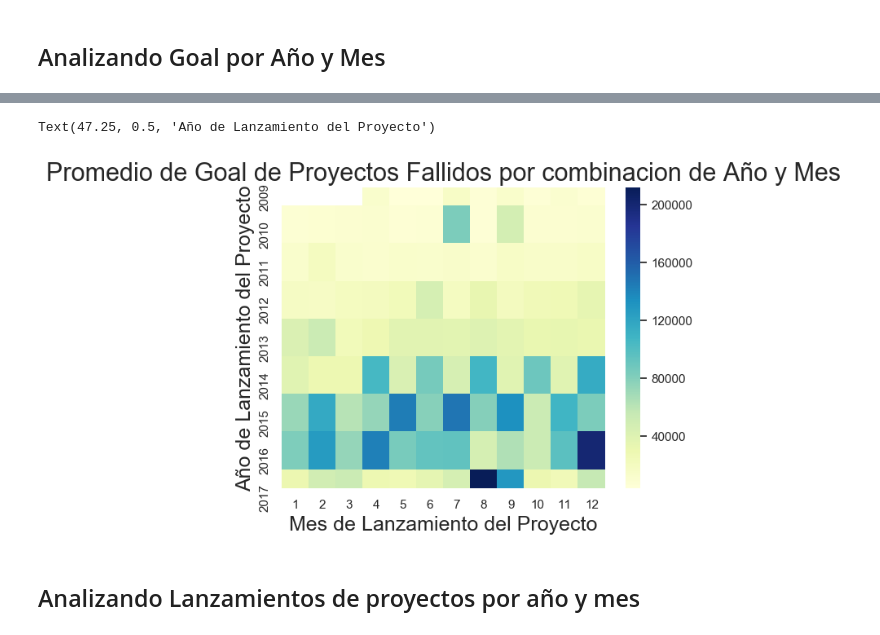
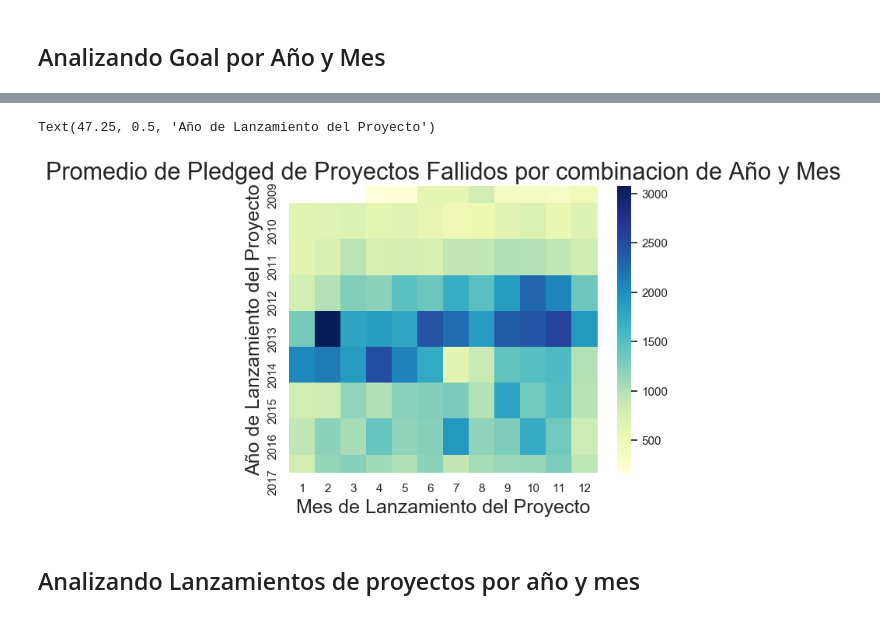
Before and after one commit to idontdomath/datos-exploratory-data-analysis, a Jupyter notebook: 2019-02/02-kickstarter-projects.ipynb, the cells around one changed output, grey strips where cells are left out. Drawn from its saved outputs; the diff is of its cells as text; code cells hidden in the pictures.

```diff
--- a/2019-02/02-kickstarter-projects.ipynb
+++ b/2019-02/02-kickstarter-projects.ipynb
@@ -1844,15 +1938,15 @@ Text(47.25, 0.5, 'Año de Lanzamiento del Proyecto')
 # %%
 # llevamos a una representacion de ese tipo usando una tabla pivot (se vera en detalle en la proxima clase).
 # tener en cuenta que no puede haber valores duplicados por el indice por lo cual es necesario usar algun tipo
 # funcion de agregacion
-for_heatmap = projects_2017[projects_2017['state'] == 'failed'].pivot_table(index='launch_year', columns='launch_month', values='goal', aggfunc='mean')
+for_heatmap = projects_2017[projects_2017['state'] == 'failed'].pivot_table(index='launch_year', columns='launch_month', values='pledged', aggfunc='mean')
 g = sns.heatmap(for_heatmap,  cmap="YlGnBu")
-g.set_title("Promedio de Goal de Proyectos Fallidos por combinacion de Año y Mes", fontsize=22)
+g.set_title("Promedio de Pledged de Proyectos Fallidos por combinacion de Año y Mes", fontsize=22)
 g.set_xlabel("Mes de Lanzamiento del Proyecto",fontsize=18)
 g.set_ylabel("Año de Lanzamiento del Proyecto", fontsize=18)
 # %% [output]
 Text(47.25, 0.5, 'Año de Lanzamiento del Proyecto')
-[figure, old version]
+[figure, new version]
 # %% [markdown]
 ## Analizando Lanzamientos de proyectos por año y mes
 # %%
```
Also changed, not shown: parts of 39 cells of this notebook.
